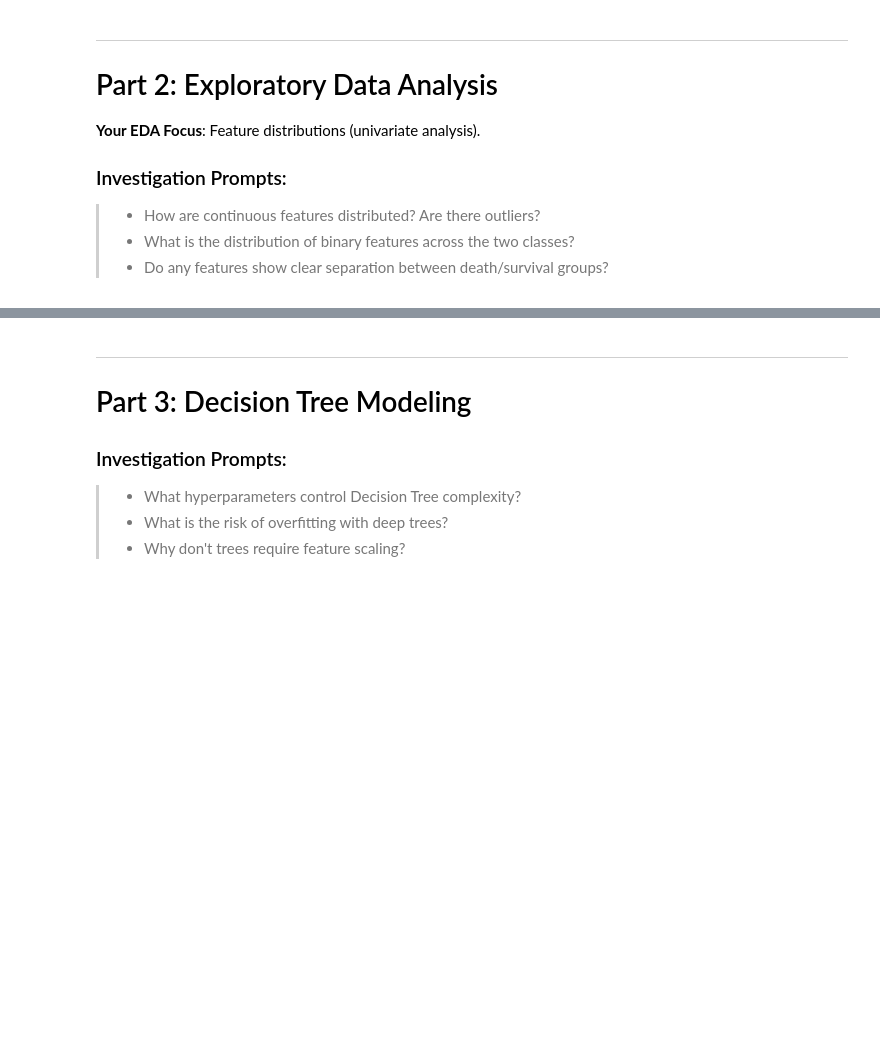
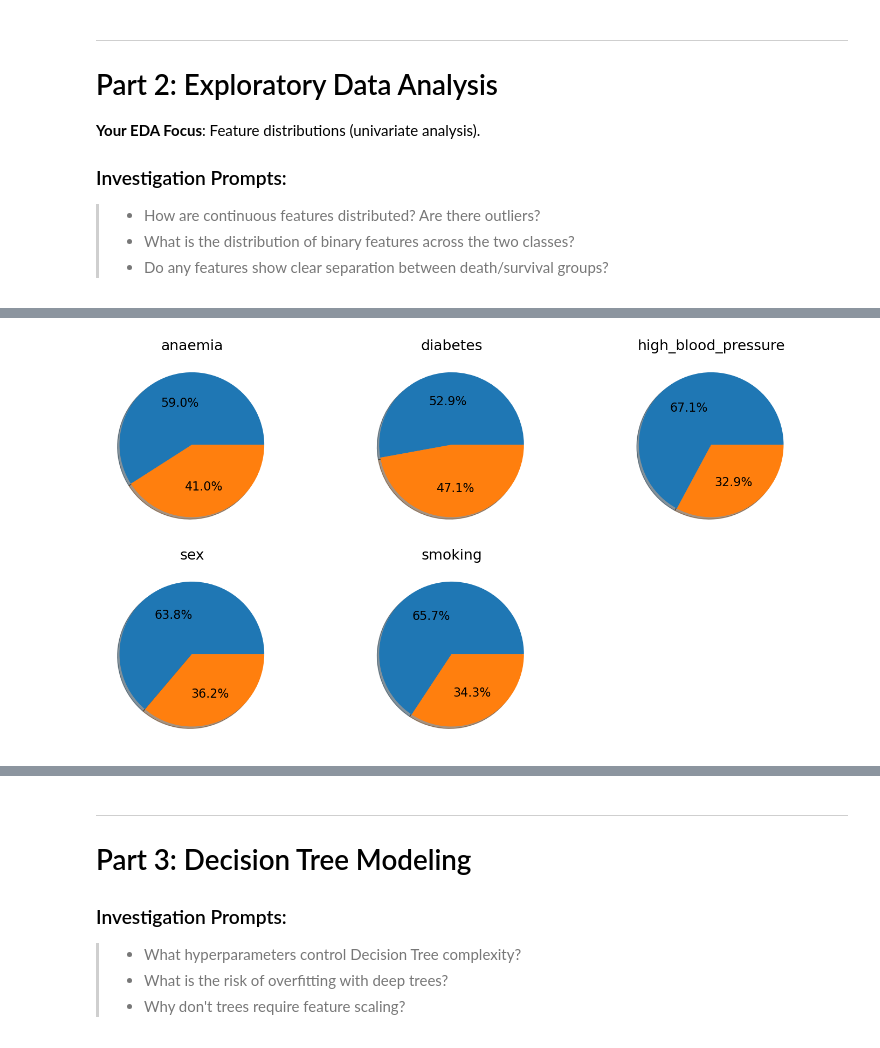
Before and after one commit to WatsonWBlair/cs667, a Jupyter notebook: Projects/Interpretability/notebooks/member_b_tree_models.ipynb, the cells around one changed output, grey strips where cells are left out. Cells and saved outputs as stored; diff of their text form; code cells hidden in the pictures; blank space fills up the shorter version.

```diff
--- a/Projects/Interpretability/notebooks/member_b_tree_models.ipynb
+++ b/Projects/Interpretability/notebooks/member_b_tree_models.ipynb
@@ -79,17 +128,32 @@ plt.show()
 # %%
 # TODO: Create bar plots for binary features, showing proportions by target
 # Hint: Crosstab or groupby can help calculate proportions
+
+# Its easier to just do Pie charts and have it automaticaly show the persentages.
 
 fig, axes = plt.subplots(2, 3, figsize=(15, 8))
 axes = axes.flatten()
 
 for i, feature in enumerate(BINARY_FEATURES):
-    # YOUR CODE HERE
-    pass
+    counts = test_data[feature].value_counts()
+    axes[i].pie(counts, autopct='%1.1f%%', shadow=True)
+    axes[i].set_title(feature)
+    # sns.barplot(
+    #     data=train_data,
+    #     x=feature,
+    #     y=TARGET_COLUMN,
+    #     ax=axes[i],
+    #     errorbar=None
+    # )
+
+for j in range(len(BINARY_FEATURES), 2*3):
+    axes[j].axis("off")
 
 plt.tight_layout()
 plt.savefig('../visualizations/binary_distributions.png', dpi=150)
 plt.show()
+# %% [output]
+[figure, added]
 # %% [markdown]
 ### EDA Findings:
 
```
Also changed, not shown: parts of 25 cells of this notebook, 7 other files.
